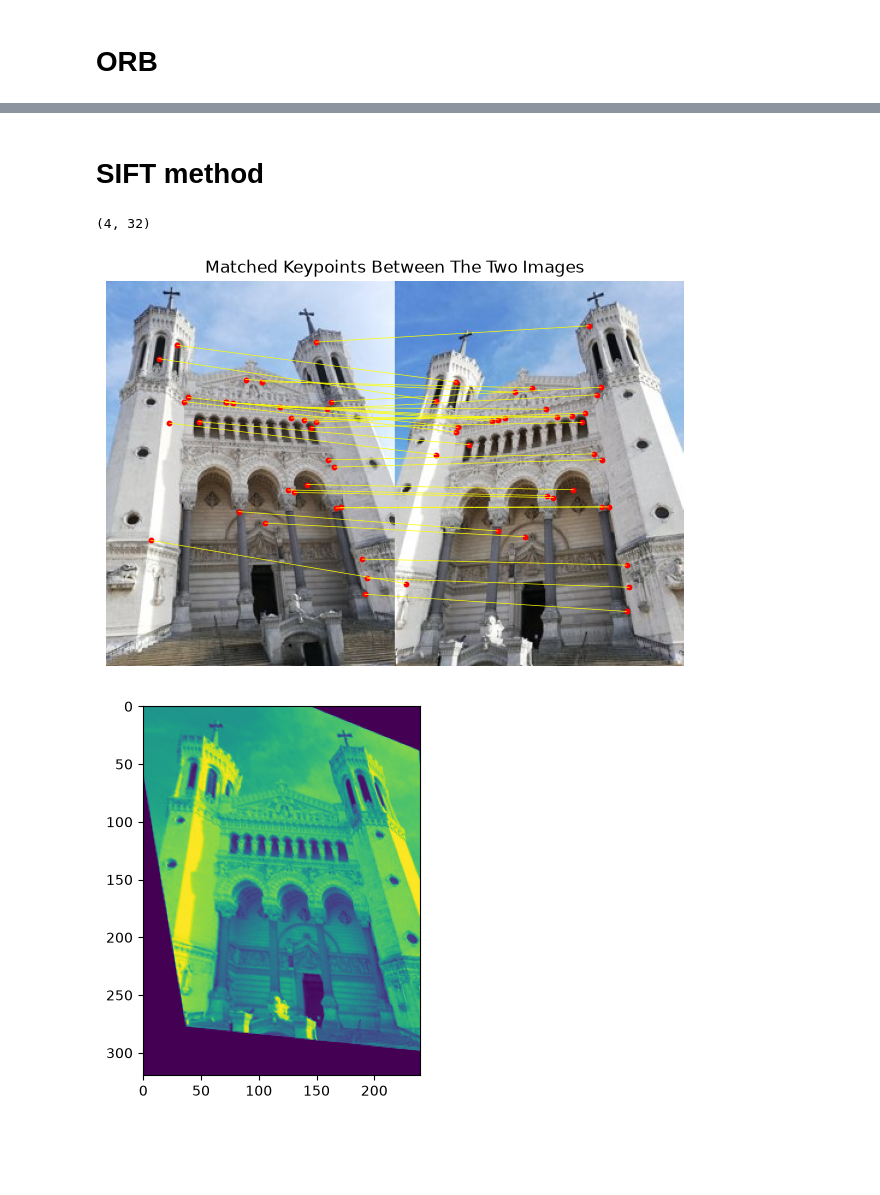
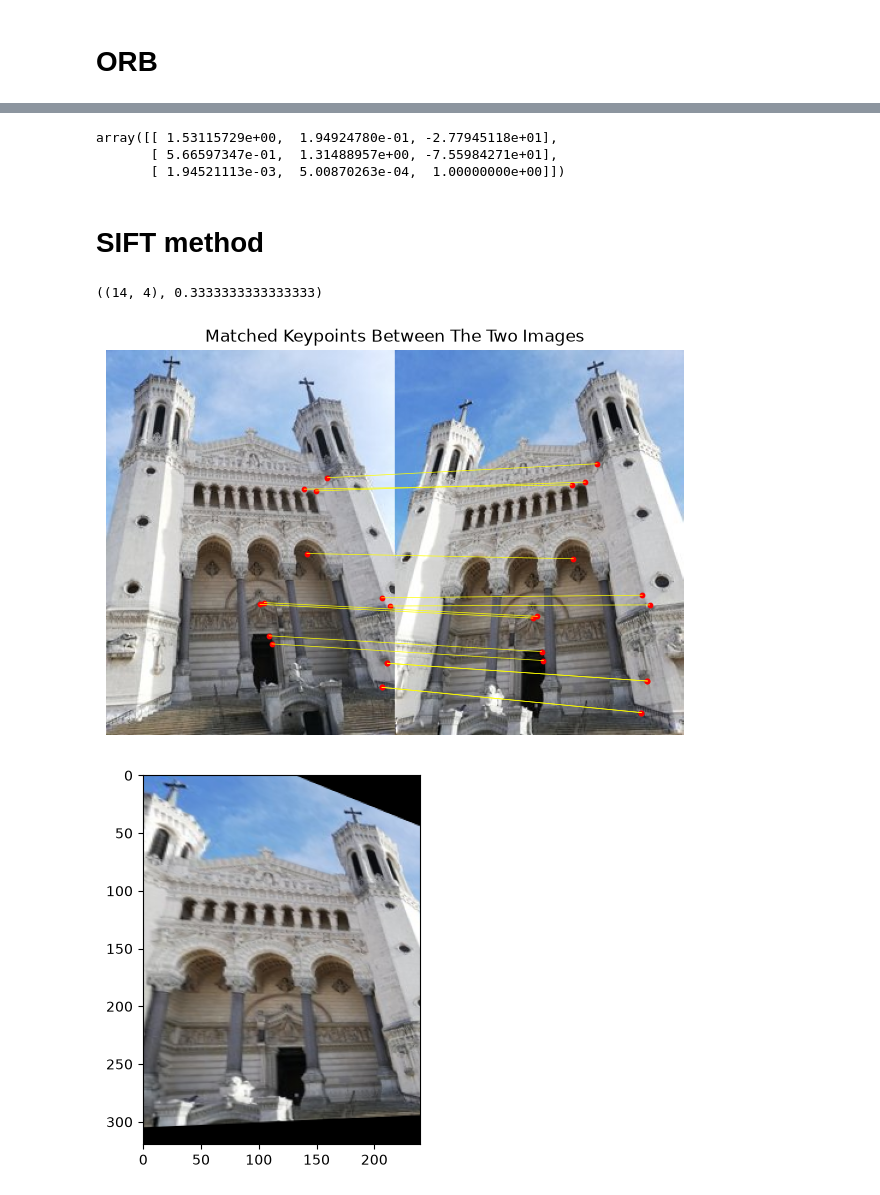
Before and after one commit to enomis-dev/VisionPipelines, a Jupyter notebook: notebooks/registration.ipynb, the cells around one changed output, grey strips where cells are left out. Cells and saved outputs as stored; diff of their text form; code cells hidden in the pictures; blank space fills up the shorter version.

```diff
--- a/notebooks/registration.ipynb
+++ b/notebooks/registration.ipynb
@@ -61,23 +61,31 @@ imgplot_registered = plt.imshow(registered_image)
+# %%
+# the homography mapping image2 coordinates onto image1
+# it can be reused to warp other data (masks, annotations, ...) the same way
+result.transform
+# %% [output]
+array([[ 1.53115729e+00,  1.94924780e-01, -2.77945118e+01],
+       [ 5.66597347e-01,  1.31488957e+00, -7.55984271e+01],
+       [ 1.94521113e-03,  5.00870263e-04,  1.00000000e+00]])
 # %% [markdown]
 # SIFT method
 # %%
 # use another registration method
 # %%
-# use sift method
+# image registration with SIFT method
 pipeline = RegistrationPipeline(RegistrationMethod.SIFT)
-registered_image, keypoints = pipeline.run_pipeline(image1, image2)
+result = pipeline.run_pipeline(image1, image2)
 # %%
-# nb of keypoints found
-keypoints.shape
+# nb of inlier matches found and fraction of candidate matches kept by RANSAC
+result.matches.shape, result.inlier_ratio
 # %% [output]
-(4, 32)
+((14, 4), 0.3333333333333333)
 # %%
 # plot matches i.e. couples of detected keypoints
-pipeline.plot_matches(cv2.cvtColor(image1, cv2.COLOR_BGR2RGB), cv2.cvtColor(image2, cv2.COLOR_BGR2RGB), keypoints)
+pipeline.plot_matches(cv2.cvtColor(image1, cv2.COLOR_BGR2RGB), cv2.cvtColor(image2, cv2.COLOR_BGR2RGB), result.matches)
 # %% [output]
-[figure, old version]
+[figure, new version]
 # %%
-# image2 transformed to match image1 (grayscale representation)
-imgplot_registered = plt.imshow(registered_image)
+# image2 transformed to match image1, in its original colors
+imgplot_registered = plt.imshow(cv2.cvtColor(result.registered_image, cv2.COLOR_BGR2RGB))
 # %% [output]
-[figure, old version]
+[figure, new version]
```
Also changed, not shown: parts of 4 cells of this notebook, 17 other files.
